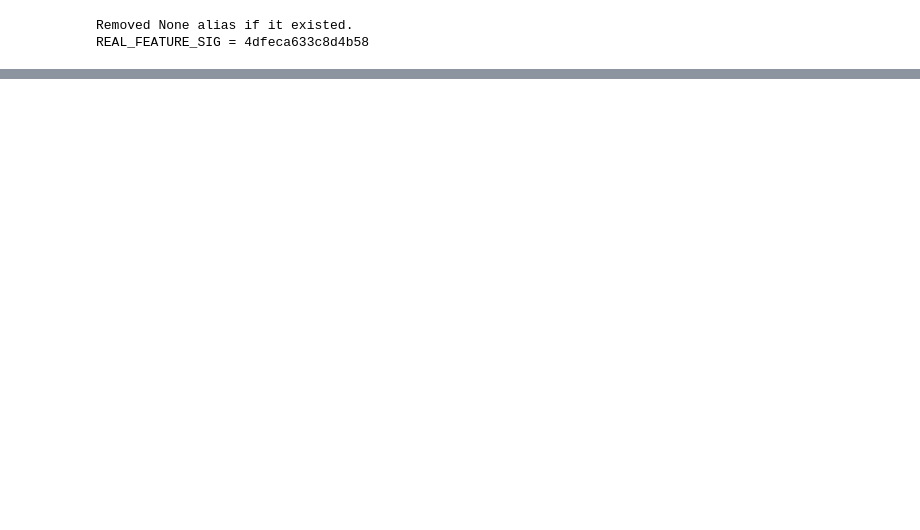
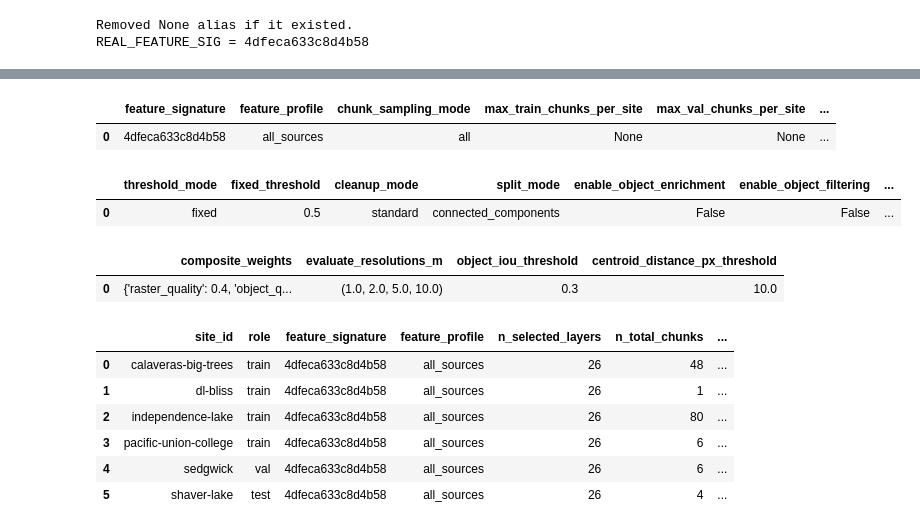
Before and after one commit to ICharmU/shrub, a Jupyter notebook: Final/main.ipynb, the cells around one changed output, grey strips where cells are left out. Drawn from its saved outputs; the diff is of its cells as text; code cells hidden in the pictures; blank space fills up the shorter version.

```diff
--- a/Final/main.ipynb
+++ b/Final/main.ipynb
@@ -3472,3 +3672,7 @@ n registry rows: 1248
 200 rows × 4 columns
 selected for naip_als_3dep:
 ['als_chm_gradmag', 'als_chm_localstd_5', 'als_chm_max', 'als_distance_to_tall_canopy', 'als_gap_max_minus_mean', 'als_height_mean', 'als_height_std', 'als_local_relief', 'als_point_count', 'als_point ...
+# %%
+cfg_local, feature_pipe, labeling_pipe = materialize_downstream_support(feature_signature=REAL_FEATURE_SIG)
+print("feature artifact store:", type(feature_pipe.artifact_store).__name__)
+print("labeling artifact store:", type(labeling_pipe.artifact_store).__name__)
@@ -3612,0 +4419,15 @@ display(grid.completed_trials_frame())
+# %%
+REMOTE_EXISTS_CACHE = {}
+
+def cached_remote_exists(artifact_store, rel_path: str | None) -> bool:
+    if not rel_path:
+        return False
+    key = (type(artifact_store).__name__, str(rel_path))
+    if key in REMOTE_EXISTS_CACHE:
+        return REMOTE_EXISTS_CACHE[key]
+    try:
+        ok = bool(artifact_store.exists(str(rel_path)))
+    except Exception:
+        ok = False
+    REMOTE_EXISTS_CACHE[key] = ok
+    return ok
@@ -3612,0 +4916,19 @@ display(grid.completed_trials_frame())
+# %%
+display(pd.DataFrame([phase1_preflight["modeling_config"]]))
+display(pd.DataFrame([phase1_preflight["postprocessing_config"]]))
+display(pd.DataFrame([phase1_preflight["evaluation_config"]]))
+display(phase1_preflight["role_df"])
+# %% [output]
+|  | feature_signature | feature_profile | chunk_sampling_mode | max_train_chunks_per_site | max_val_chunks_per_site | ... |
+| 0 | 4dfeca633c8d4b58 | all_sources | all | None | None | ... |
+|  | threshold_mode | fixed_threshold | cleanup_mode | split_mode | enable_object_enrichment | enable_object_filtering | ... |
+| 0 | fixed | 0.5 | standard | connected_components | False | False | ... |
+|  | composite_weights | evaluate_resolutions_m | object_iou_threshold | centroid_distance_px_threshold |
+| 0 | {'raster_quality': 0.4, 'object_q... | (1.0, 2.0, 5.0, 10.0) | 0.3 | 10.0 |
+|  | site_id | role | feature_signature | feature_profile | n_selected_layers | n_total_chunks | ... |
+| 0 | calaveras-big-trees | train | 4dfeca633c8d4b58 | all_sources | 26 | 48 | ... |
+| 1 | dl-bliss | train | 4dfeca633c8d4b58 | all_sources | 26 | 1 | ... |
+| 2 | independence-lake | train | 4dfeca633c8d4b58 | all_sources | 26 | 80 | ... |
+| 3 | pacific-union-college | train | 4dfeca633c8d4b58 | all_sources | 26 | 6 | ... |
+| 4 | sedgwick | val | 4dfeca633c8d4b58 | all_sources | 26 | 6 | ... |
+| 5 | shaver-lake | test | 4dfeca633c8d4b58 | all_sources | 26 | 4 | ... |
```
Also changed, not shown: parts of 80 cells of this notebook, 3 other files.
